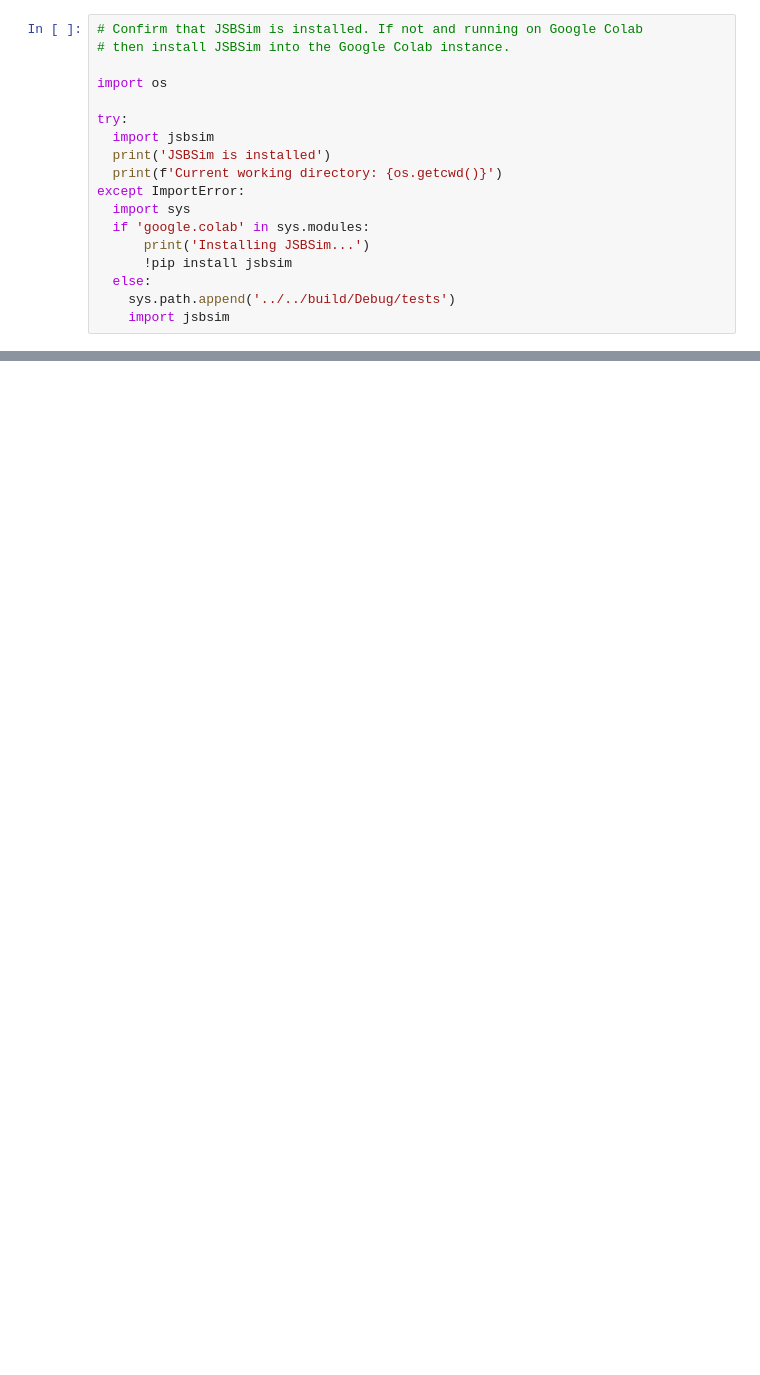
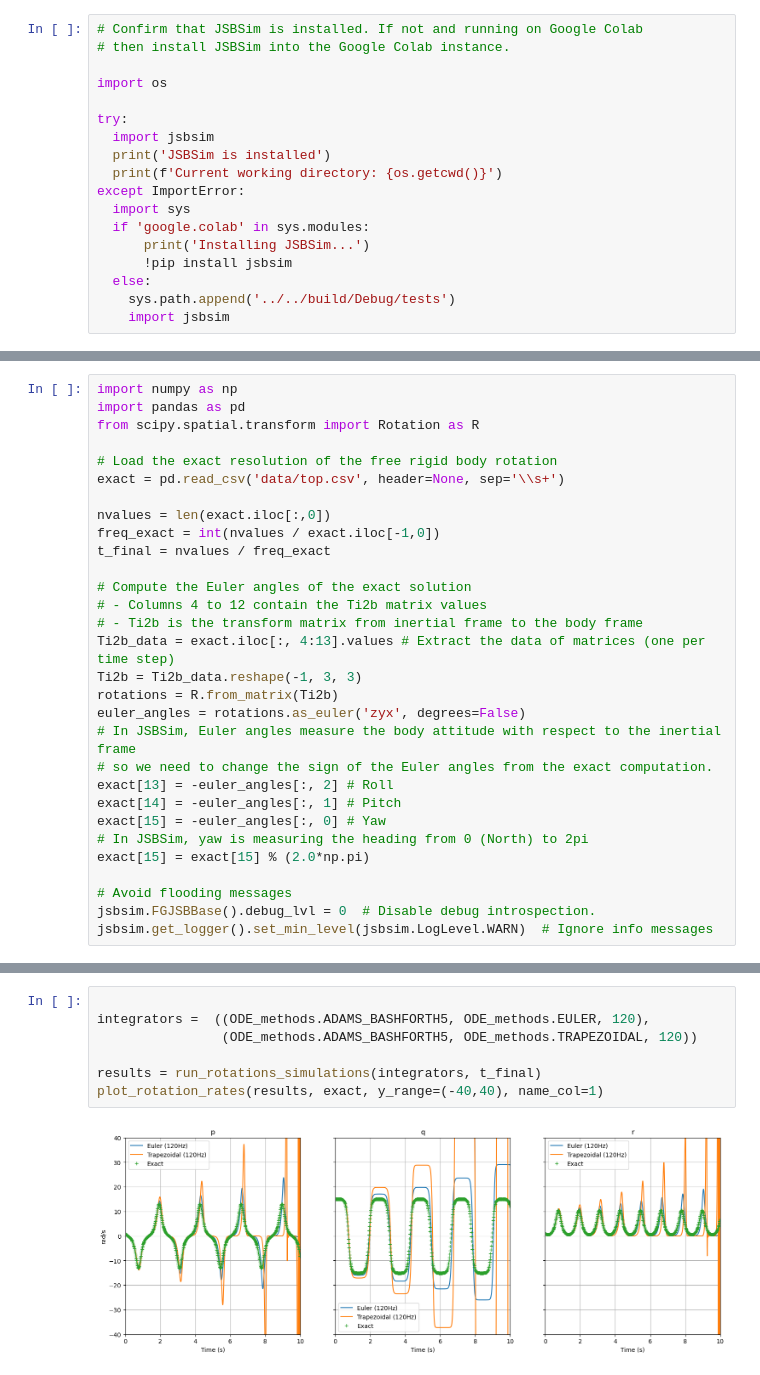
Before and after one commit to JSBSim-Team/jsbsim, a Jupyter notebook: examples/python/Rotations.ipynb, the cells around one changed output, grey strips where cells are left out. Saved outputs shown, nothing was run; the diff lists cells and outputs as text; blank space fills up the shorter version.

```diff
--- a/examples/python/Rotations.ipynb
+++ b/examples/python/Rotations.ipynb
@@ -112,0 +78,30 @@ for j, method in enumerate(methods):
+# %%
+import numpy as np
+import pandas as pd
+from scipy.spatial.transform import Rotation as R
+
+# Load the exact resolution of the free rigid body rotation
+exact = pd.read_csv('data/top.csv', header=None, sep='\\s+')
+
+nvalues = len(exact.iloc[:,0])
+freq_exact = int(nvalues / exact.iloc[-1,0])
+t_final = nvalues / freq_exact
+
+# Compute the Euler angles of the exact solution
+# - Columns 4 to 12 contain the Ti2b matrix values
+# - Ti2b is the transform matrix from inertial frame to the body frame
+Ti2b_data = exact.iloc[:, 4:13].values # Extract the data of matrices (one per time step)
+Ti2b = Ti2b_data.reshape(-1, 3, 3)
+rotations = R.from_matrix(Ti2b)
+euler_angles = rotations.as_euler('zyx', degrees=False)
+# In JSBSim, Euler angles measure the body attitude with respect to the inertial frame
+# so we need to change the sign of the Euler angles from the exact computation.
+exact[13] = -euler_angles[:, 2] # Roll
+exact[14] = -euler_angles[:, 1] # Pitch
+exact[15] = -euler_angles[:, 0] # Yaw
+# In JSBSim, yaw is measuring the heading from 0 (North) to 2pi
+exact[15] = exact[15] % (2.0*np.pi)
+
+# Avoid flooding messages
+jsbsim.FGJSBBase().debug_lvl = 0  # Disable debug introspection.
+jsbsim.get_logger().set_min_level(jsbsim.LogLevel.WARN)  # Ignore info messages
@@ -252,0 +292,9 @@ ax3.grid()
+# %%
+
+integrators =  ((ODE_methods.ADAMS_BASHFORTH5, ODE_methods.EULER, 120),
+                (ODE_methods.ADAMS_BASHFORTH5, ODE_methods.TRAPEZOIDAL, 120))
+
+results = run_rotations_simulations(integrators, t_final)
+plot_rotation_rates(results, exact, y_range=(-40,40), name_col=1)
+# %% [output]
+[figure, added]
```
Also changed, not shown: parts of 27 cells of this notebook.
